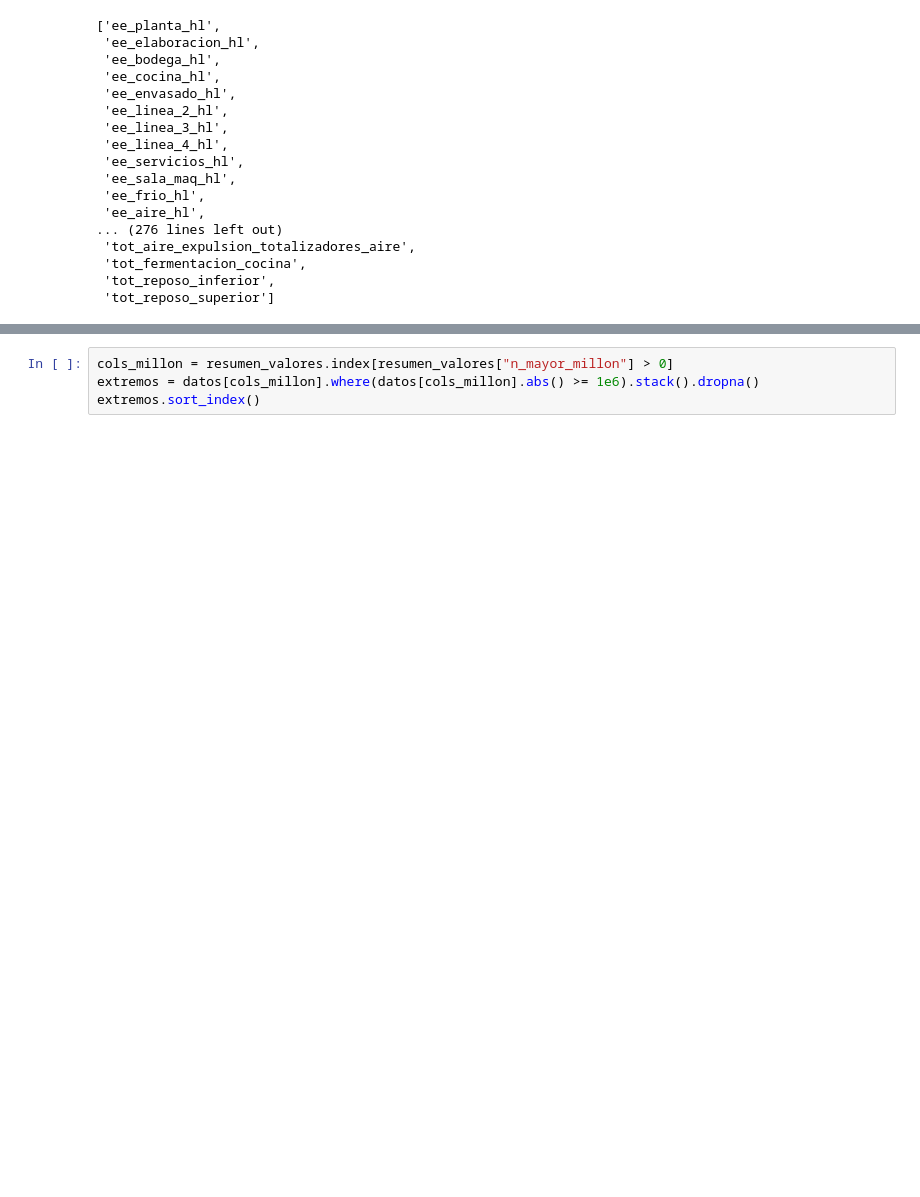
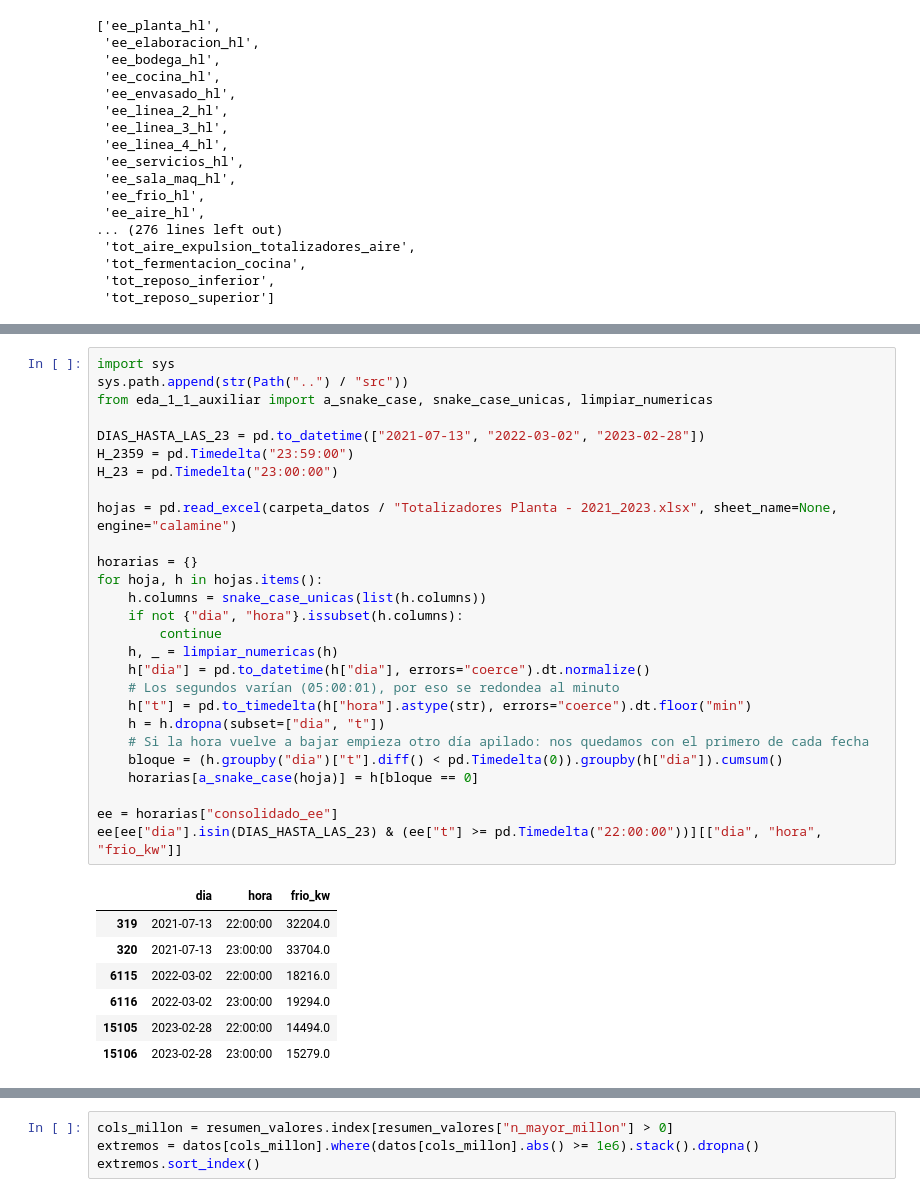
Before and after one commit to franbaudra/cervecera, a Jupyter notebook: notebooks/preprocesamiento.ipynb, the cells around one changed output, grey strips where cells are left out. Drawn from its saved outputs; the diff is of its cells as text; blank space fills up the shorter version.

```diff
--- a/notebooks/preprocesamiento.ipynb
+++ b/notebooks/preprocesamiento.ipynb
@@ -151,0 +160,35 @@ faltantes_del_dia
+# %%
+import sys
+sys.path.append(str(Path("..") / "src"))
+from eda_1_1_auxiliar import a_snake_case, snake_case_unicas, limpiar_numericas
+
+DIAS_HASTA_LAS_23 = pd.to_datetime(["2021-07-13", "2022-03-02", "2023-02-28"])
+H_2359 = pd.Timedelta("23:59:00")
+H_23 = pd.Timedelta("23:00:00")
+
+hojas = pd.read_excel(carpeta_datos / "Totalizadores Planta - 2021_2023.xlsx", sheet_name=None, engine="calamine")
+
+horarias = {}
+for hoja, h in hojas.items():
+    h.columns = snake_case_unicas(list(h.columns))
+    if not {"dia", "hora"}.issubset(h.columns):
+        continue
+    h, _ = limpiar_numericas(h)
+    h["dia"] = pd.to_datetime(h["dia"], errors="coerce").dt.normalize()
+    # Los segundos varían (05:00:01), por eso se redondea al minuto
+    h["t"] = pd.to_timedelta(h["hora"].astype(str), errors="coerce").dt.floor("min")
+    h = h.dropna(subset=["dia", "t"])
+    # Si la hora vuelve a bajar empieza otro día apilado: nos quedamos con el primero de cada fecha
+    bloque = (h.groupby("dia")["t"].diff() < pd.Timedelta(0)).groupby(h["dia"]).cumsum()
+    horarias[a_snake_case(hoja)] = h[bloque == 0]
+
+ee = horarias["consolidado_ee"]
+ee[ee["dia"].isin(DIAS_HASTA_LAS_23) & (ee["t"] >= pd.Timedelta("22:00:00"))][["dia", "hora", "frio_kw"]]
+# %% [output]
+|  | dia | hora | frio_kw |
+| 319 | 2021-07-13 | 22:00:00 | 32204.0 |
+| 320 | 2021-07-13 | 23:00:00 | 33704.0 |
+| 6115 | 2022-03-02 | 22:00:00 | 18216.0 |
+| 6116 | 2022-03-02 | 23:00:00 | 19294.0 |
+| 15105 | 2023-02-28 | 22:00:00 | 14494.0 |
+| 15106 | 2023-02-28 | 23:00:00 | 15279.0 |
```
Also changed, not shown: parts of 34 cells of this notebook.
